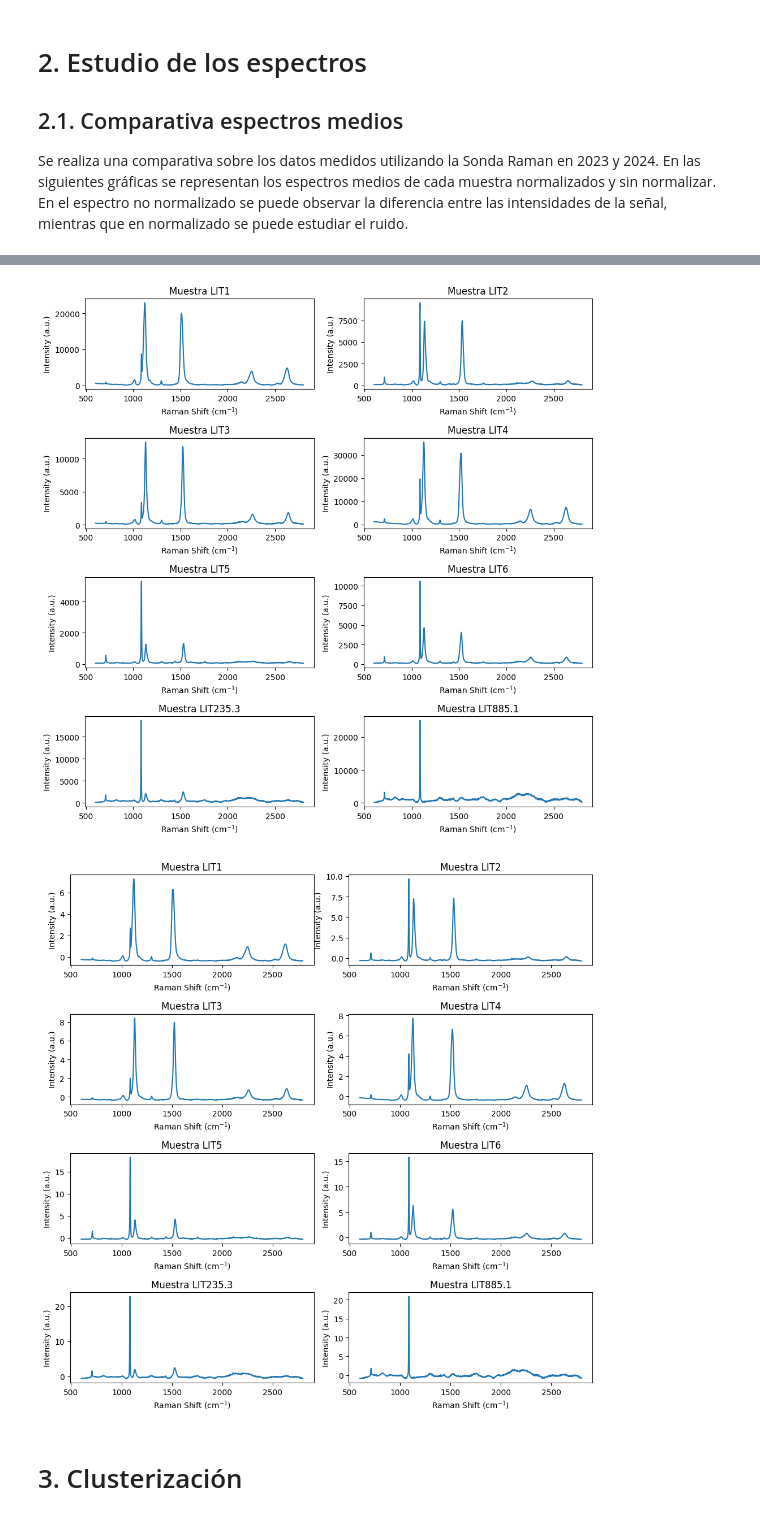
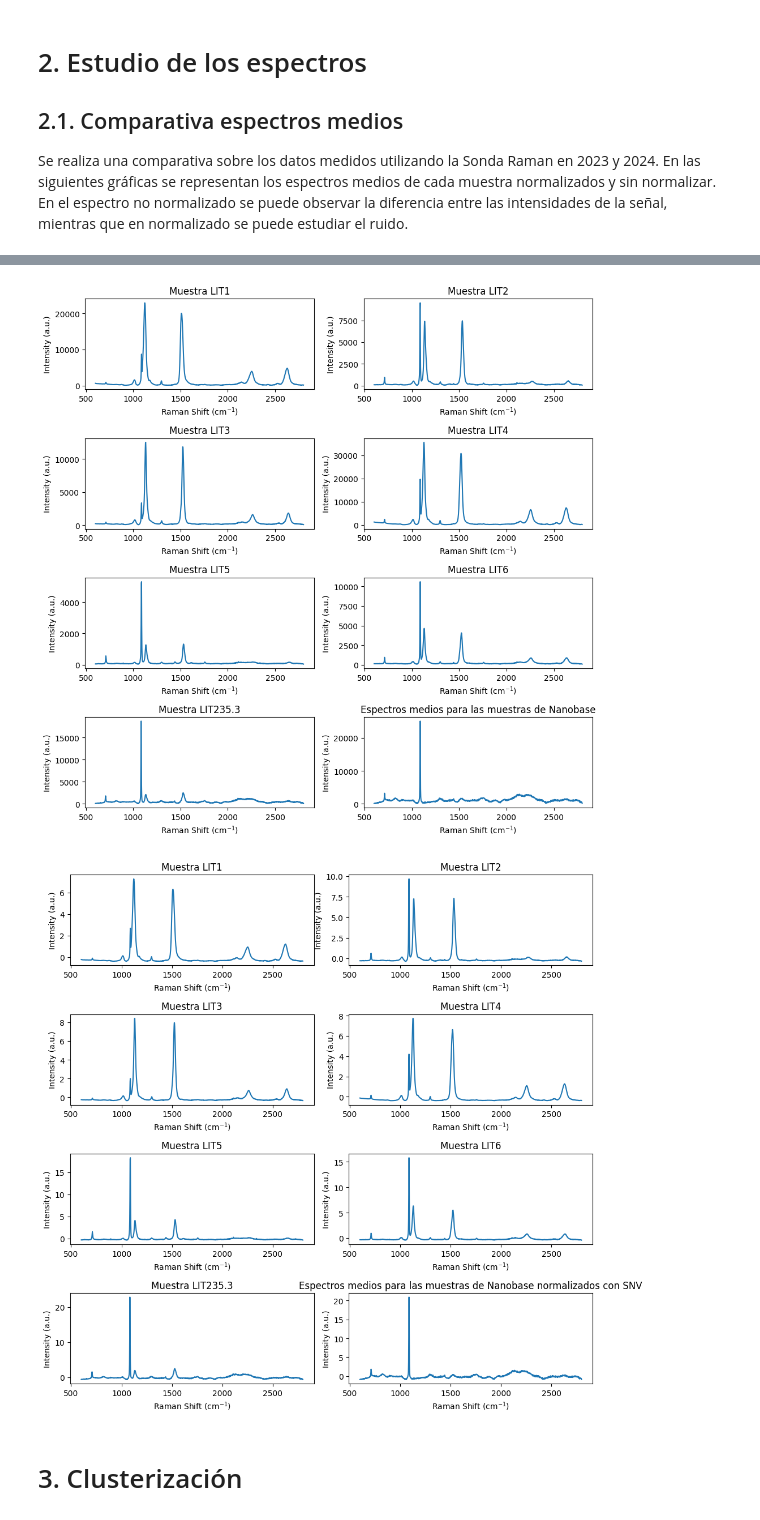
Before and after one commit to andreaperezasen/TFM-ML-Raman-Conchas-Arqueologicas, a Jupyter notebook: Code/Notebooks/main.ipynb, the cells around one changed output, grey strips where cells are left out. Drawn from its saved outputs; the diff is of its cells as text; code cells hidden in the pictures.

```diff
--- a/Code/Notebooks/main.ipynb
+++ b/Code/Notebooks/main.ipynb
@@ -59,9 +59,10 @@ Los CSV que se cargan contienen los espectros preprocesados de las diferentes co
 #data_nanobase = pd.read_csv('D:\OneDrive - UNICAN\Escritorio\Conchas\CSV_final\\nanobasepreprocesado.csv', index_col=[0])
 
 
-# data_sonda_2023_Matlab= pd.read_csv('/Users/drea/Library/CloudStorage/OneDrive-UNICAN/Escritorio/Conchas/CSV_final/data_sonda_2023_preprocesadoMatlab.csv', index_col=[0,1,2,3,4,5,6,7])
+data_sonda_2023_Matlab= pd.read_csv('/Users/drea/Library/CloudStorage/OneDrive-UNICAN/Escritorio/Conchas/CSV_final/data_sonda_2023_preprocesadoMatlab.csv', index_col=[0,1,2,3,4,5,6,7])
 data_sonda_2024_Matlab= pd.read_csv('/Users/drea/Library/CloudStorage/OneDrive-UNICAN/Escritorio/Conchas/CSV_final/data_sonda_2024_preprocesadoMatlab.csv', index_col=[0,1,2,3,4,5,6,7])
-# data_sonda_2024_Python= pd.read_csv('/Users/drea/Library/CloudStorage/OneDrive-UNICAN/Escritorio/Conchas/CSV_final/data_sonda_2024_preprocesadoPython.csv', index_col=[0,1,2,3,4,5,6,7])
+data_sonda_2024_Python= pd.read_csv('/Users/drea/Library/CloudStorage/OneDrive-UNICAN/Escritorio/Conchas/CSV_final/data_sonda_2024_preprocesadoPython.csv', index_col=[0,1,2,3,4,5,6,7])
+data_nanobase = pd.read_csv('/Users/drea/Library/CloudStorage/OneDrive-UNICAN/Escritorio/Conchas/CSV_final/nanobasepreprocesado.csv', index_col=[0])
 # %%
 data_nanobase_muestras = data_nanobase.index.get_level_values("Muestra").unique().tolist()
 data_nanobase_muestras
@@ -168,41 +188,40 @@ Espectros medios para las muestras sin normalizar
 # %%
 muestras_ordenadas = ['LIT1', 'LIT2', 'LIT3', 'LIT4','LIT5','LIT6','LIT235.3', 'LIT885.1']
-def avg_spectrum_all(data,  muestras):
+def avg_spectrum_all(data,  muestras, titulo):
     #data = pd.concat(dataframes, axis=0)
     fig, axes = plt.subplots(4, 2, figsize=(10, 10))
     # Itera sobre las muestras y representa cada una en su subplot
     for i, muestra in enumerate(muestras):
         data_muestra = data[data.index.get_level_values('Muestra') == f'{muestra}']
         wavenumber = data_muestra.columns.get_level_values(0).astype(float)
         # Calcula las intensidades medias para cada número de onda
         mean_intensity = data_muestra.mean(axis=0)
 
 
         # Calcula la posición del subplot en la matriz de subplots
         fila = i // 2
         columna = i % 2
 
         # Representa el espectro medio en el subplot correspondiente
         axes[fila, columna].plot(wavenumber, mean_intensity, label=f'Muestra {muestra}')
         axes[fila, columna].set_xlabel('Raman Shift (cm$^{-1}$)')
         axes[fila, columna].set_ylabel('Intensity (a.u.)')
         axes[fila, columna].set_title(f'Muestra {muestra}')
 
 
     # Ajusta el espaciado entre subplots
     plt.tight_layout()
-
+    plt.title(titulo)
 
 
     # Muestra los subplots
     plt.show()
 
-avg_spectrum_all(data_nanobase, muestras_ordenadas)
-data_nanobase_snv = SNV(data_nanobase)
-avg_spectrum_all(data_nanobase_snv, muestras_ordenadas)
+avg_spectrum_all(data_nanobase, muestras_ordenadas, titulo = 'Espectros medios para las muestras de Nanobase')
+avg_spectrum_all(data_nanobase_snv, muestras_ordenadas, titulo = 'Espectros medios para las muestras de Nanobase normalizados con SNV')
 # %% [output]
-[figure, old version]
+[figure, new version]
-[figure, old version]
+[figure, new version]
 # %% [markdown]
 # 3. Clusterización
 # %% [markdown]
```
Also changed, not shown: parts of 10 cells of this notebook.
